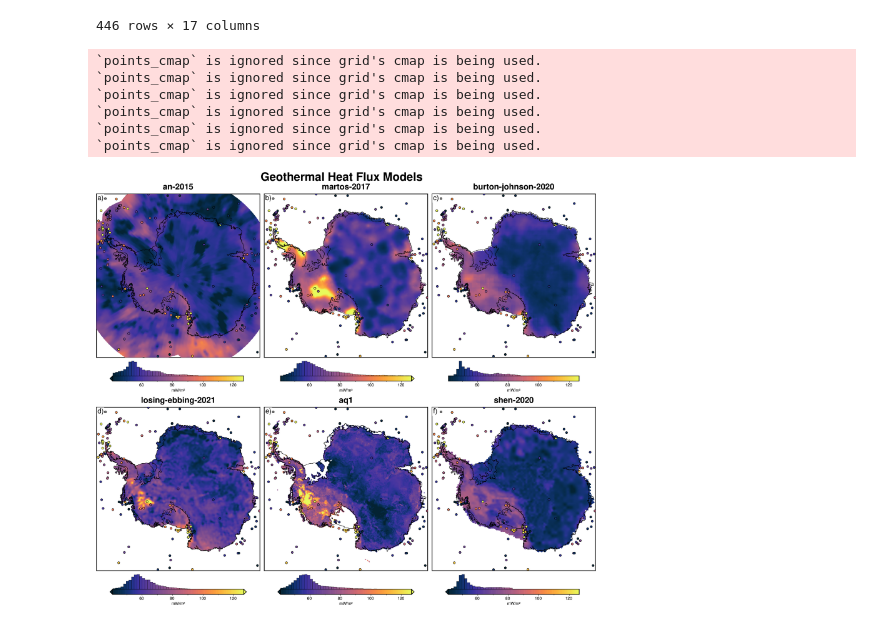
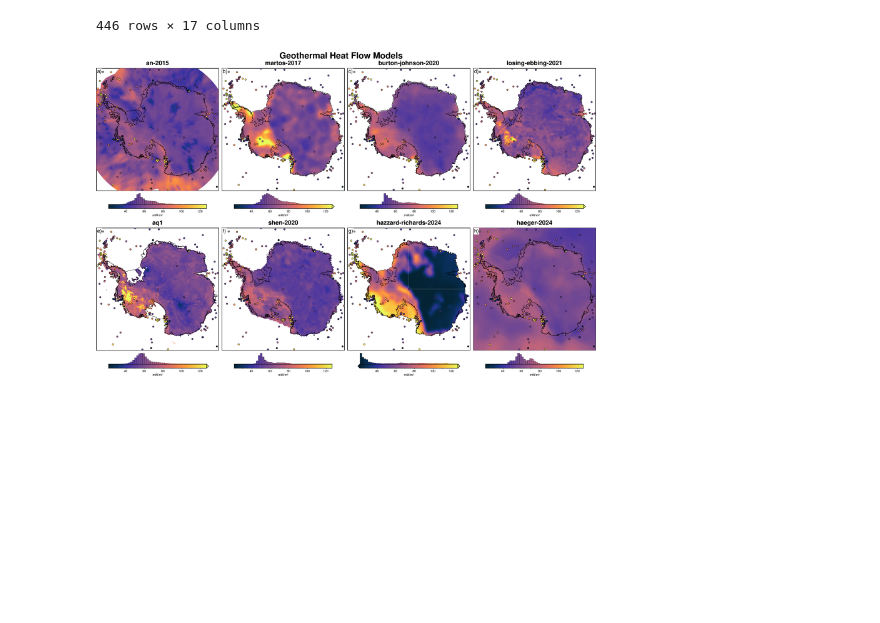
Before and after one commit to mdtanker/polartoolkit, a Jupyter notebook: docs/datasets/antarctica/geothermal_heat_flux.ipynb, the cells around one changed output. Drawn from its saved outputs; the diff is of its cells as text; code cells hidden in the pictures; blank space fills up the shorter version.

```diff
--- a/docs/datasets/antarctica/geothermal_heat_flux.ipynb
+++ b/docs/datasets/antarctica/geothermal_heat_flux.ipynb
@@ -39,6 +47,8 @@ version_names = [
     "losing-ebbing-2021",
     "aq1",
     "shen-2020",
+    "hazzard-richards-2024",
+    "haeger-2024",
 ]
 
 grids = []
@@ -122,29 +128,22 @@ burton_johnson_points
 # %%
 cpt_lims = utils.get_combined_min_max(grids, robust=True)
 
 fig = maps.subplots(
     grids,
     region=regions.antarctica,
-    fig_title="Geothermal Heat Flux Models",
+    fig_title="Geothermal Heat Flow Models",
     titles=version_names,
     cbar_label="mW/m²",
     coast=True,
     cmap="thermal",
     cpt_lims=cpt_lims,
     hemisphere="south",
     points=burton_johnson_points,
-    points_cmap=True,
     points_fill="GHF",
     points_pen=".6p,black",
     hist=True,
 )
 
 fig.show(dpi=200)
 # %% [output]
-`points_cmap` is ignored since grid's cmap is being used.
-`points_cmap` is ignored since grid's cmap is being used.
-`points_cmap` is ignored since grid's cmap is being used.
-`points_cmap` is ignored since grid's cmap is being used.
-`points_cmap` is ignored since grid's cmap is being used.
-`points_cmap` is ignored since grid's cmap is being used.
-[figure, old version]
+[figure, new version]
```
Also changed, not shown: parts of 2 cells of this notebook, 8 other files.
